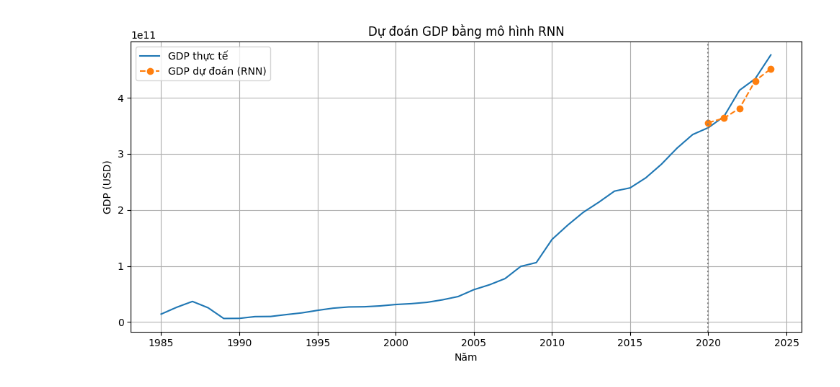
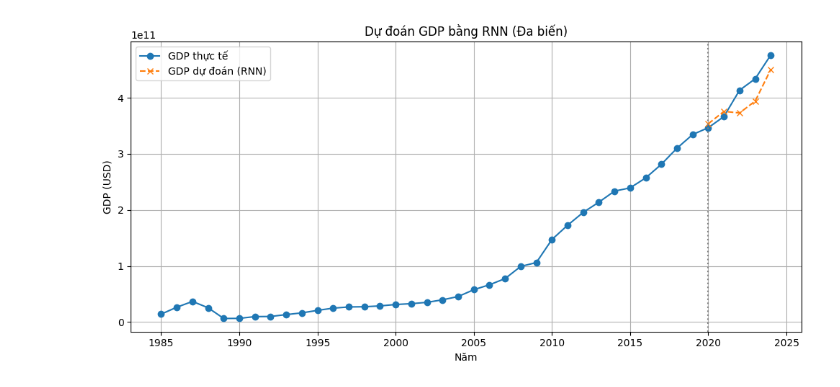
Before and after one commit to iAmKo0L/Forecast--GDP-VN, a Jupyter notebook: modelRNN.ipynb, the cells around one changed output. Drawn from its saved outputs; the diff is of its cells as text; code cells hidden in the pictures.

```diff
--- a/modelRNN.ipynb
+++ b/modelRNN.ipynb
@@ -11,44 +11,56 @@ from sklearn.metrics import mean_absolute_error, mean_squared_error, r2_score
 from tensorflow.keras.models import Sequential
 from tensorflow.keras.layers import SimpleRNN, Dense, Input
 from tensorflow.keras.optimizers import Adam
-from tensorflow.keras.callbacks import EarlyStopping
 
 # 1. LOAD DATA
 df = pd.read_csv("macro_vietnam_processed.csv")
+df = df.sort_values("Year").reset_index(drop=True)
 
-df = df.sort_values("Year").reset_index(drop=True)
-gdp = df["GDP"].values.reshape(-1, 1)
+years = df["Year"].values
 
-print("Số quan sát:", len(gdp))
+# 2. CHỌN CÁC BIẾN ĐẦU VÀO
+feature_cols = ['GDP', 'Inflation', 'Population', 'FDI', 'TradeBalance']
+X_data = df[feature_cols].values
+gdp = df["GDP"].values  # Để vẽ biểu đồ so sánh
 
-# 2. CHUẨN HÓA
+print("Số quan sát:", len(X_data))
+print("Số biến đầu vào:", len(feature_cols))
+print("Các biến:", feature_cols)
+
+# 3. SCALE TẤT CẢ CÁC BIẾN
 scaler = MinMaxScaler()
-gdp_scaled = scaler.fit_transform(gdp)
+X_scaled = scaler.fit_transform(X_data)
 
-# 3. TẠO SEQUENCE
+# Tạo scaler riêng cho GDP để inverse_transform dự đoán
+gdp_scaler = MinMaxScaler()
+gdp_scaled = gdp_scaler.fit_transform(gdp.reshape(-1, 1))
+
+# 4. TẠO SEQUENCE
 def create_sequences(data, window):
     X, y = [], []
     for i in range(len(data) - window):
         X.append(data[i:i+window])
-        y.append(data[i+window])
+        y.append(data[i+window, 0])  # Chỉ lấy GDP (cột đầu tiên)
     return np.array(X), np.array(y)
 
-window_size = 5   # RNN học ngắn hạn tốt
-X, y = create_sequences(gdp_scaled, window_size)
+window_size = 5
+X, y = create_sequences(X_scaled, window_size)
 
-# 4. TRAIN / TEST SPLIT (GIẤU 5 NĂM CUỐI)
+# 5. TRAIN / TEST SPLIT
 n_test = 5
+
 X_train, X_test = X[:-n_test], X[-n_test:]
 y_train, y_test = y[:-n_test], y[-n_test:]
 
-years_test = df["Year"].iloc[window_size + len(X_train):]
+years_test = years[window_size + len(X_train):]
 
 print("Train samples:", X_train.shape[0])
 print("Test samples :", X_test.shape[0])
 
-# 5. XÂY DỰNG MÔ HÌNH RNN
+# 6. MÔ HÌNH RNN ĐA BIẾN
+n_features = len(feature_cols)
 model = Sequential([
-    Input(shape=(window_size, 1)),
+    Input(shape=(window_size, n_features)),
     SimpleRNN(32, activation="tanh"),
     Dense(1)
 ])
@@ -58,46 +70,40 @@ model.compile(
     loss="mse"
 )
 
-# 6. HUẤN LUYỆN
-early_stop = EarlyStopping(
-    monitor="loss",
-    patience=20,
-    restore_best_weights=True
-)
-
+# 7. HUẤN LUYỆN
 model.fit(
     X_train, y_train,
     epochs=300,
     batch_size=4,
-    callbacks=[early_stop],
     verbose=0
 )
 
 print("Huấn luyện RNN hoàn tất")
 
-# 7. DỰ ĐOÁN & ĐÁNH GIÁ
+# 8. DỰ ĐOÁN & ĐÁNH GIÁ
 y_pred_scaled = model.predict(X_test)
-y_pred = scaler.inverse_transform(y_pred_scaled)
-y_test_real = scaler.inverse_transform(y_test)
+y_pred = gdp_scaler.inverse_transform(y_pred_scaled)
+y_test_real = gdp_scaler.inverse_transform(y_test.reshape(-1, 1))
 
 mae  = mean_absolute_error(y_test_real, y_pred)
 rmse = np.sqrt(mean_squared_error(y_test_real, y_pred))
 r2   = r2_score(y_test_real, y_pred)
 
-print("\n===== ĐÁNH GIÁ RNN (GDP) =====")
+print("\n===== ĐÁNH GIÁ RNN ĐA BIẾN =====")
 print(f"MAE  = {mae:,.0f} USD")
 print(f"RMSE = {rmse:,.0f} USD")
 print(f"R²   = {r2:.4f}")
 
-# 8. BIỂU ĐỒ
+# 9. BIỂU ĐỒ
 plt.figure(figsize=(10,5))
-plt.plot(df["Year"], gdp, label="GDP thực tế")
+plt.plot(years, gdp, label="GDP thực tế", marker="o")
 plt.plot(years_test, y_pred,
-         linestyle="--", marker="o", label="GDP dự đoán (RNN)")
-plt.axvline(years_test.iloc[0], color="gray", linestyle=":")
+         label="GDP dự đoán (RNN)",
+         marker="x", linestyle="--")
+plt.axvline(years_test[0], color="gray", linestyle=":")
 plt.xlabel("Năm")
 plt.ylabel("GDP (USD)")
-plt.title("Dự đoán GDP bằng mô hình RNN")
+plt.title("Dự đoán GDP bằng RNN (Đa biến)")
 plt.legend()
 plt.grid(True)
 plt.tight_layout()
@@ -116 +124 @@ R²   = 0.8382
-[figure, old version]
+[figure, new version]
```
Also changed, not shown: parts of 1 cell of this notebook, 3 other files.
